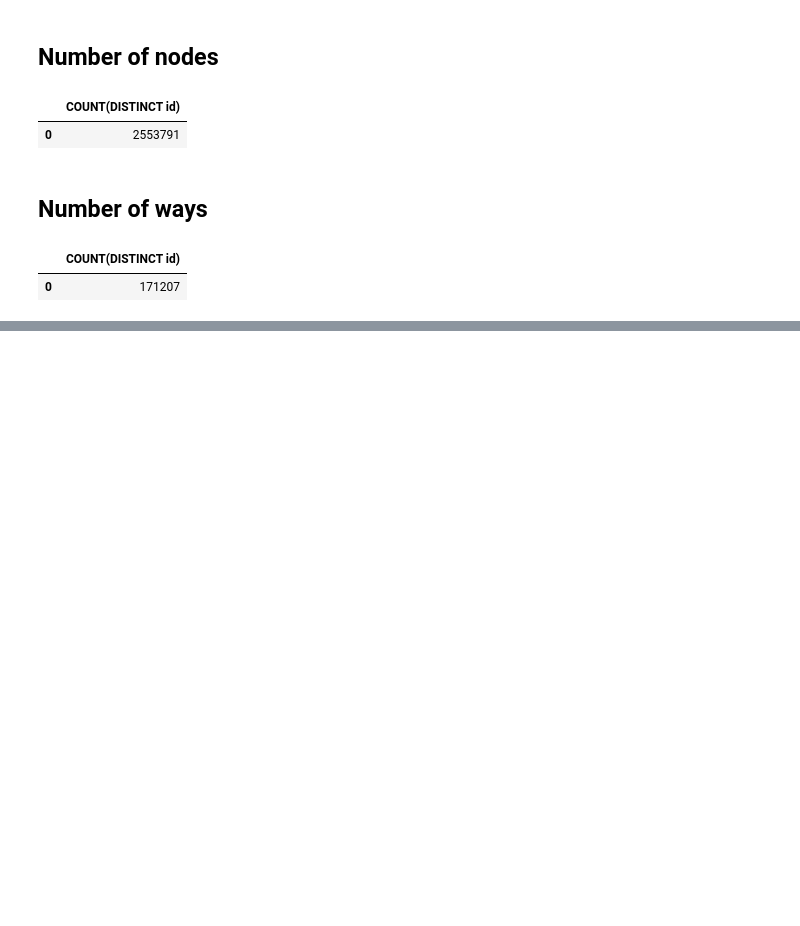
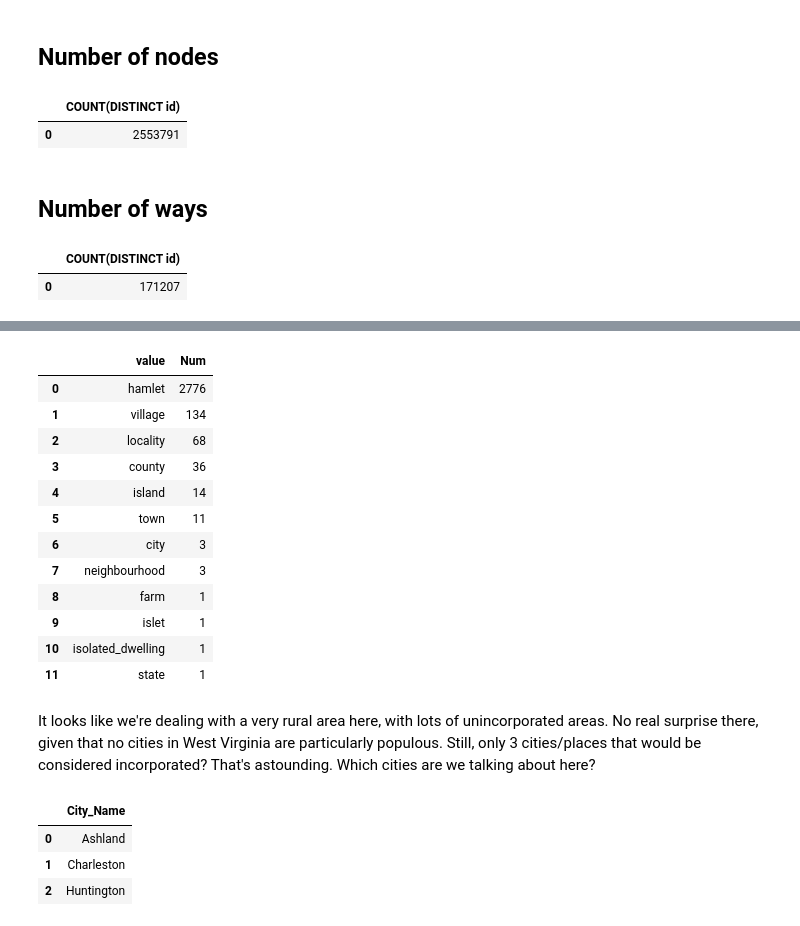
Before and after one commit to emigre459/P2-WrangleOSM, a Jupyter notebook: OpenStreetMap Wrangling - West Virginia.ipynb, the cells around one changed output, grey strips where cells are left out. Saved outputs shown, nothing was run; the diff lists cells and outputs as text; code cells hidden in the pictures; blank space fills up the shorter version.

```diff
--- a/OpenStreetMap Wrangling - West Virginia.ipynb
+++ b/OpenStreetMap Wrangling - West Virginia.ipynb
@@ -247,0 +245,7 @@ db.run_query(query_list, "SW_WV_OSM.db")
+# %%
+query_list = ["SELECT COUNT(*)",
+              "FROM nodes LEFT JOIN nodes_tags",
+             "ON nodes.id = nodes_tags.id",
+              "WHERE key IS NULL"]
+
+db.run_query(query_list, "SW_WV_OSM.db")
@@ -247,0 +261,37 @@ db.run_query(query_list, "SW_WV_OSM.db")
+# %%
+query_list = ["SELECT value, COUNT(*) as Num",
+              "FROM nodes_tags",
+             "WHERE key = 'place'",
+             "GROUP BY value",
+             "ORDER BY Num DESC"]
+
+db.run_query(query_list, "SW_WV_OSM.db")
+# %% [output]
+|  | value | Num |
+| 0 | hamlet | 2776 |
+| 1 | village | 134 |
+| 2 | locality | 68 |
+| 3 | county | 36 |
+| 4 | island | 14 |
+| 5 | town | 11 |
+| 6 | city | 3 |
+| 7 | neighbourhood | 3 |
+| 8 | farm | 1 |
+| 9 | islet | 1 |
+| 10 | isolated_dwelling | 1 |
+| 11 | state | 1 |
+# %% [markdown]
+It looks like we're dealing with a very rural area here, with lots of unincorporated areas. No real surprise there, given that no cities in West Virginia are particularly populous. Still, only 3 cities/places that would be considered incorporated? That's astounding. Which cities are we talking about here?
+# %%
+query_list = ["SELECT nodes_tags.value as City_Name",
+              "FROM nodes_tags",
+              "JOIN (SELECT id FROM nodes_tags WHERE key = 'place' and value = 'city') as a",
+             "ON nodes_tags.id = a.id",
+             "WHERE key = 'name'"]
+
+db.run_query(query_list, "SW_WV_OSM.db")
+# %% [output]
+|  | City_Name |
+| 0 | Ashland |
+| 1 | Charleston |
+| 2 | Huntington |
```
Also changed, not shown: parts of 25 cells of this notebook, 2 other files.
